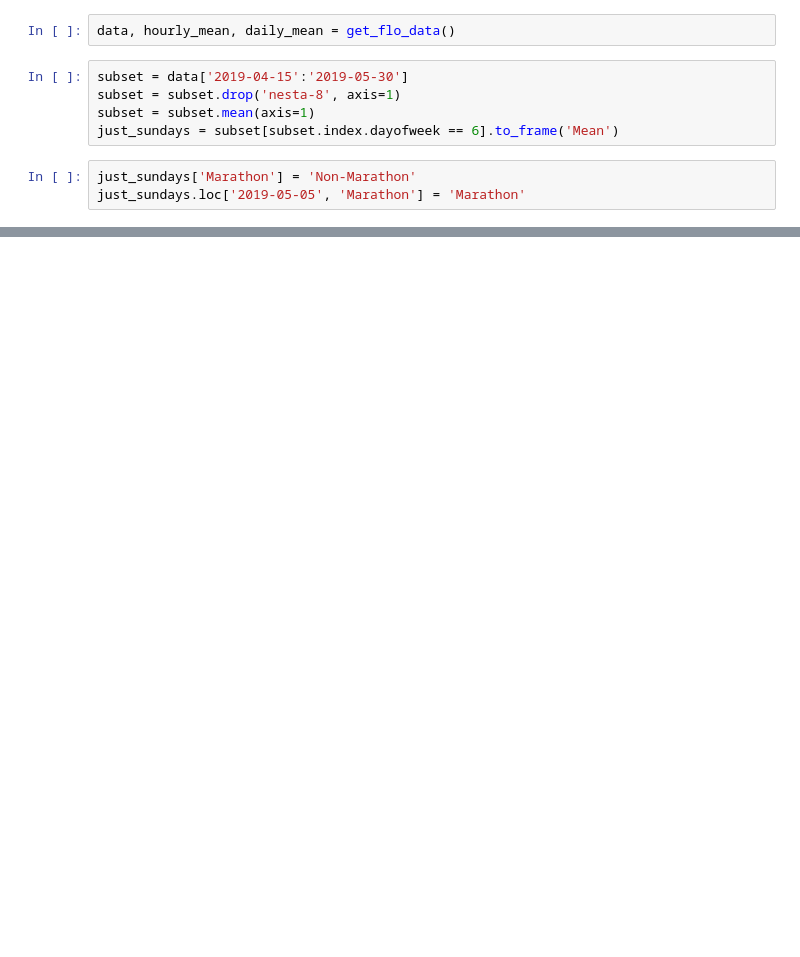
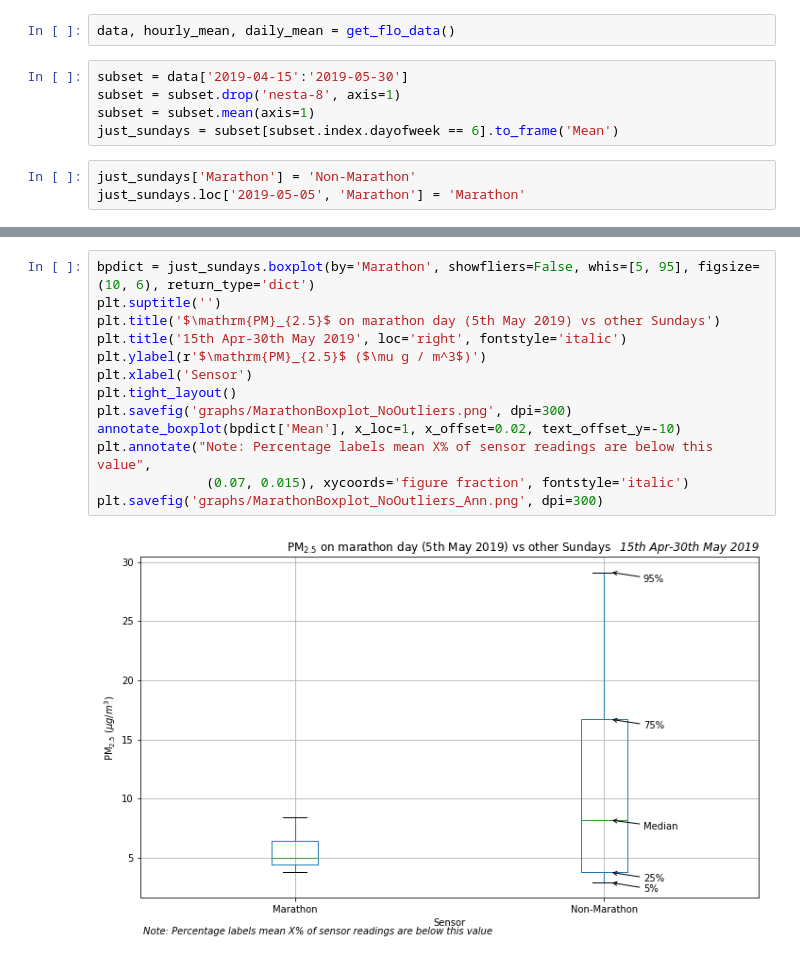
Before and after one commit to robintw/Breathing-Spaces-code, a Jupyter notebook: Plot Marathon vs Non Marathon.ipynb, the cells around one changed output, grey strips where cells are left out. Drawn from its saved outputs; the diff is of its cells as text; blank space fills up the shorter version.

```diff
--- a/Plot Marathon vs Non Marathon.ipynb
+++ b/Plot Marathon vs Non Marathon.ipynb
@@ -27,0 +33,15 @@ plt.savefig('graphs/MarathonBoxplot.png', dpi=300)
+# %%
+bpdict = just_sundays.boxplot(by='Marathon', showfliers=False, whis=[5, 95], figsize=(10, 6), return_type='dict')
+plt.suptitle('')
+plt.title('$\mathrm{PM}_{2.5}$ on marathon day (5th May 2019) vs other Sundays')
+plt.title('15th Apr-30th May 2019', loc='right', fontstyle='italic')
+plt.ylabel(r'$\mathrm{PM}_{2.5}$ ($\mu g / m^3$)')
+plt.xlabel('Sensor')
+plt.tight_layout()
+plt.savefig('graphs/MarathonBoxplot_NoOutliers.png', dpi=300)
+annotate_boxplot(bpdict['Mean'], x_loc=1, x_offset=0.02, text_offset_y=-10)
+plt.annotate("Note: Percentage labels mean X% of sensor readings are below this value",
+              (0.07, 0.015), xycoords='figure fraction', fontstyle='italic')
+plt.savefig('graphs/MarathonBoxplot_NoOutliers_Ann.png', dpi=300)
+# %% [output]
+[figure, added]
```
Also changed, not shown: parts of 2 cells of this notebook, 24 other files.
